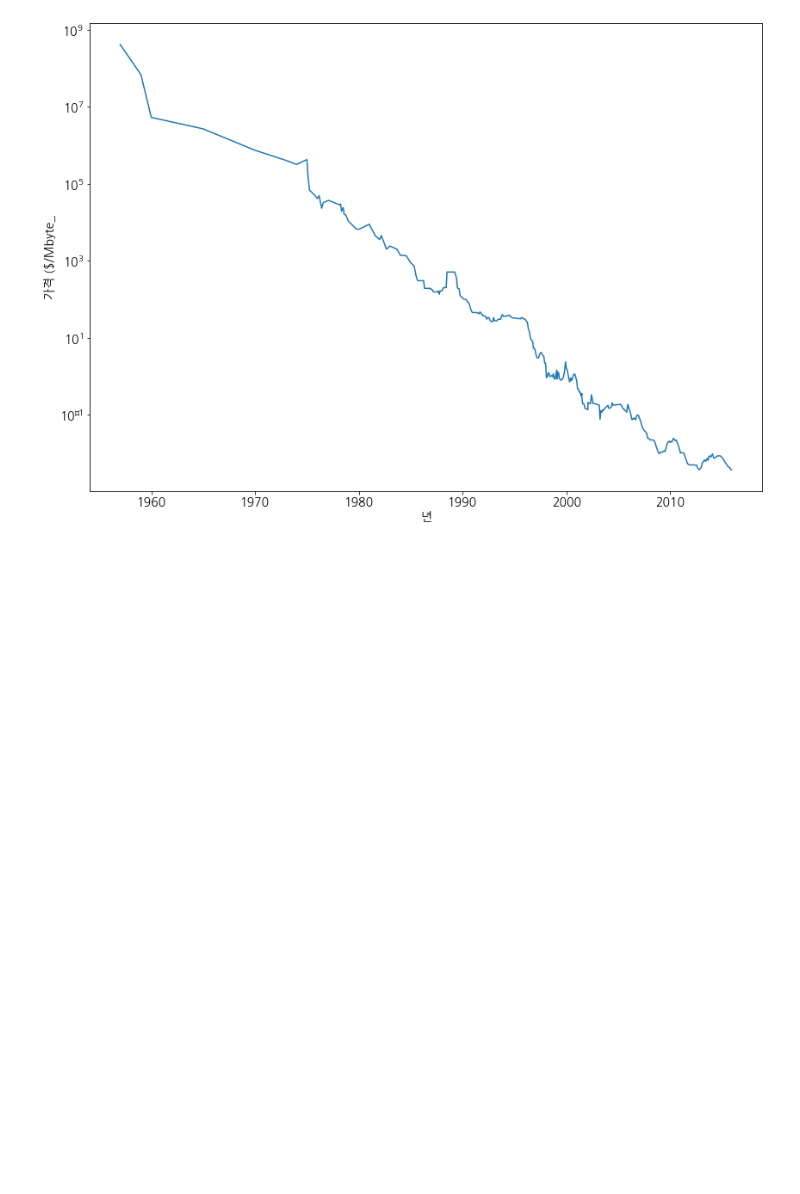
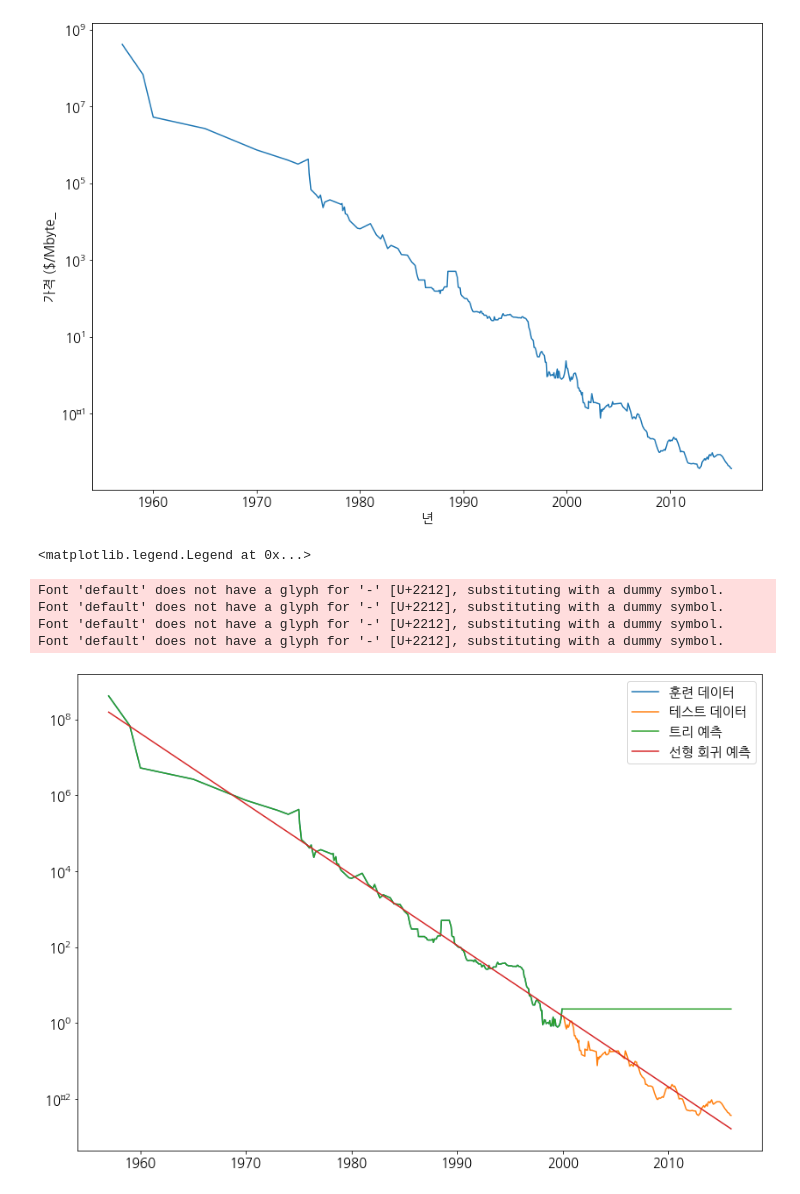
Before and after one commit to ch-4ml/machine-learning-study, a Jupyter notebook: tensorflow/Decision Tree.ipynb, the cells around one changed output. Saved outputs shown, nothing was run; the diff lists cells and outputs as text; code cells hidden in the pictures; blank space fills up the shorter version.

```diff
--- a/tensorflow/Decision Tree.ipynb
+++ b/tensorflow/Decision Tree.ipynb
@@ -96,3 +111,41 @@ Font 'default' does not have a glyph for '-' [U+2212], substituting with a dummy
 Font 'default' does not have a glyph for '-' [U+2212], substituting with a dummy symbol.
 Font 'default' does not have a glyph for '-' [U+2212], substituting with a dummy symbol.
 [figure]
+# %%
+from sklearn.tree import DecisionTreeRegressor
+from sklearn.linear_model import LinearRegression
+
+# 2000년 이전을 훈련 데이터로, 2000년 이후를 테스트 데이터로 만듭니다.
+data_train = ram_prices[ram_prices.date < 2000]
+data_test = ram_prices[ram_prices.date >= 2000]
+
+# 가격 예측을 위해 날짜 특성만을 이용합니다.
+X_train = data_train.date[:, np.newaxis]
+# 데이터와 타깃의 관계를 간단하게 만들기 위해 로그 스케일로 바꿉니다.
+y_train = np.log(data_train.price)
+
+tree = DecisionTreeRegressor().fit(X_train, y_train)
+linear_reg = LinearRegression().fit(X_train, y_train)
+
+# 예측은 전체 기간에 대해서 수행합니다.
+X_all = ram_prices.date[:, np.newaxis]
+
+pred_tree = tree.predict(X_all)
+pred_lr = linear_reg.predict(X_all)
+
+# 예측한 값의 로그 스케일을 되돌립니다.
+price_tree = np.exp(pred_tree)
+price_lr = np.exp(pred_lr)
+
+plt.semilogy(data_train.date, data_train.price, label="훈련 데이터")
+plt.semilogy(data_test.date, data_test.price, label="테스트 데이터")
+plt.semilogy(ram_prices.date, price_tree, label="트리 예측")
+plt.semilogy(ram_prices.date, price_lr, label="선형 회귀 예측")
+plt.legend()
+# %% [output]
+<matplotlib.legend.Legend at 0x...>
+Font 'default' does not have a glyph for '-' [U+2212], substituting with a dummy symbol.
+Font 'default' does not have a glyph for '-' [U+2212], substituting with a dummy symbol.
+Font 'default' does not have a glyph for '-' [U+2212], substituting with a dummy symbol.
+Font 'default' does not have a glyph for '-' [U+2212], substituting with a dummy symbol.
+[figure, added]
```
Also changed, not shown: parts of 12 cells of this notebook, 12 other files.
